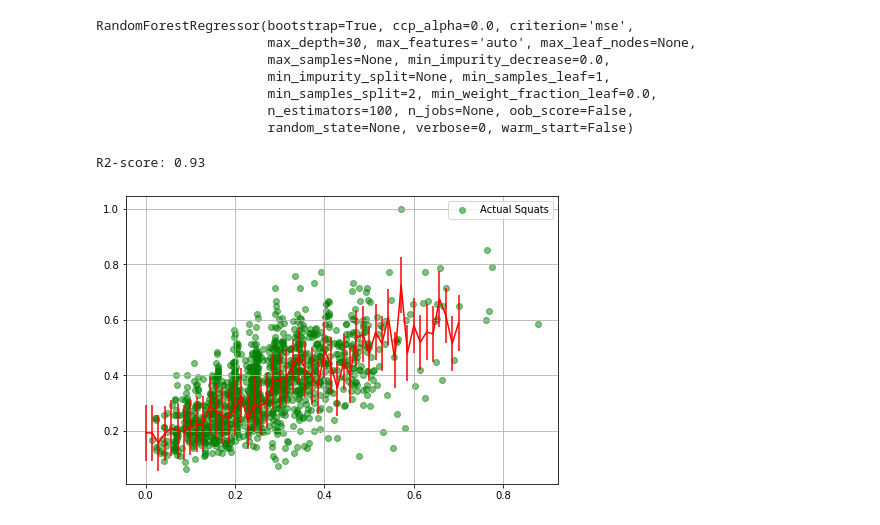
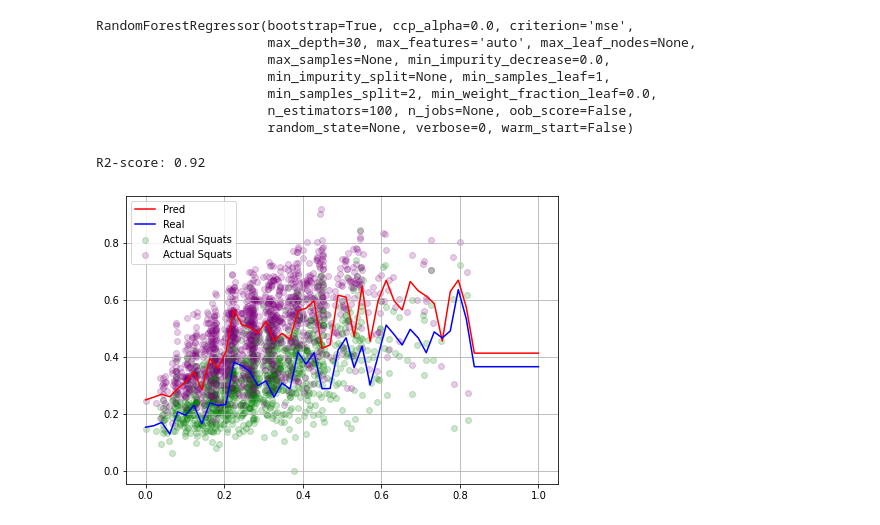
Before and after one commit to SerRichard/powerliftingrepo, a Jupyter notebook: Predicting best lifts [RandomForest].ipynb, the cells around one changed output. Saved outputs shown, nothing was run; the diff lists cells and outputs as text; code cells hidden in the pictures.

```diff
--- a/Predicting best lifts [RandomForest].ipynb
+++ b/Predicting best lifts [RandomForest].ipynb
@@ -134,7 +134,7 @@ data[['Sex', 'Age', 'Equipment', 'BodyweightKg',
 # to accurate prediction. How accurate can we get with age,
 # sex, weight, and equipment?
 
-test_squat = data[[ 'Sex', 'Age', 'BodyweightKg', 'Equipment', 'Best3BenchKg', 'Best3DeadliftKg','Wilks']]
+test_squat = data[[ 'Sex', 'Age', 'BodyweightKg', 'Equipment', 'Wilks']]
 
 target_squat = data[['Best3SquatKg']]
 
@@ -210,7 +210,7 @@ D_pred = model.predict(D_test)
 from sklearn.metrics import r2_score
 print("R2-score: %.2f" % r2_score(D_pred , d_test))
 # %% [output]
-R2-score: 0.93
+R2-score: 0.92
 # %%
 s_pred = pd.DataFrame(model.predict(S_test))
 S_bw = pd.DataFrame(S_test['BodyweightKg'])
@@ -221,17 +221,18 @@ s_pred = s_pred.drop(columns = 'index')
 s_t = s_test.reset_index()
 s_t = s_t.drop(columns = 'index')
 # %%
-xfit = np.linspace(0, 0.7)
-yfit = RandomForestRegressor().fit(S_bw, s_pred).predict(xfit[:, None])
-zfit = RandomForestRegressor().fit(S_bw, s_test).predict(xfit[:, None])
+xfit = np.linspace(0, 1)
+yfit = RandomForestRegressor().fit(S_bw, s_pred.values.ravel()).predict(xfit[:, None])
+zfit = RandomForestRegressor().fit(S_bw, s_test.values.ravel()).predict(xfit[:, None])
 fig = plt.figure()
 ax = fig.add_axes([0,0,1,1])
-ax.scatter(S_bw, s_test, color = 'g', label='Actual Squats', alpha=0.5)
-#plt.plot(xfit, yfit, '-r', color='red', label='Pred')
-#plt.plot(xfit, zfit, '-k', color='blue', label='Real')
-plt.errorbar(xfit, yfit, 0.1, fmt='r')
+ax.scatter(S_bw, s_test, color = 'g', label='Actual Squats', alpha=0.2)
+ax.scatter(S_bw, s_pred, color = 'purple', label='Actual Squats', alpha=0.2)
+plt.plot(xfit, yfit, '-r', color='red', label='Pred')
+plt.plot(xfit, zfit, '-k', color='blue', label='Real')
+#plt.errorbar(xfit, yfit, 0.1, fmt='r')
 ax.legend()
 ax.grid(True)
 plt.show()
 # %% [output]
-[figure, old version]
+[figure, new version]
```
Also changed, not shown: parts of 6 cells of this notebook, 1 other file.
